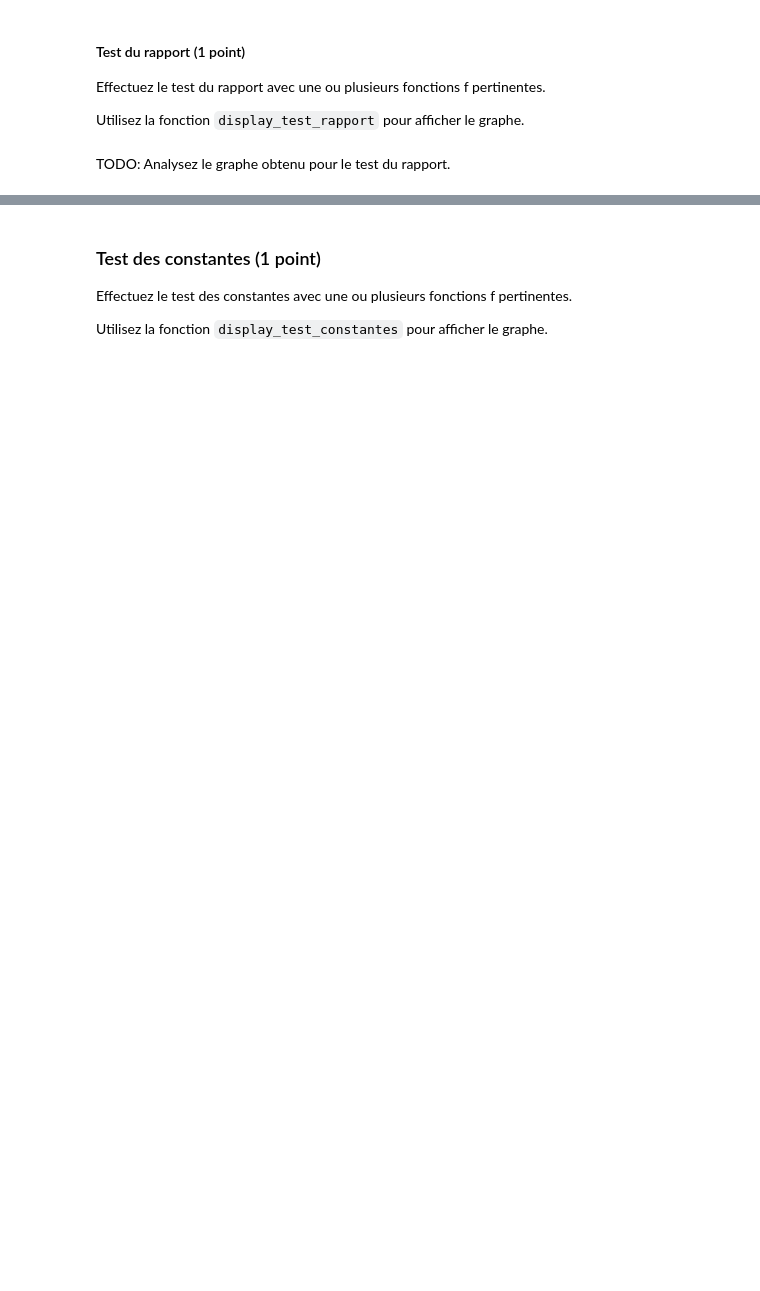
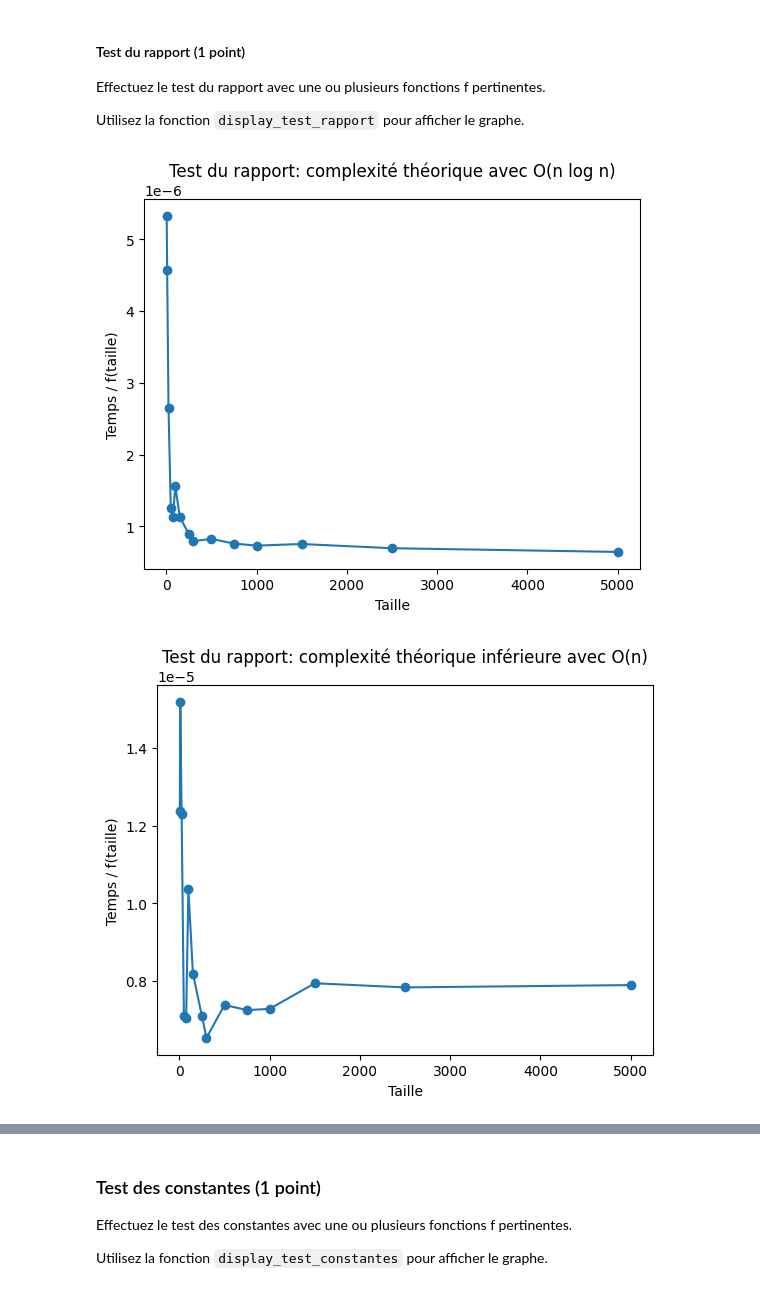
Before and after one commit to TPerronTouchette/INF8775, a Jupyter notebook: TP1_A25/TP1_A25.ipynb, the cells around one changed output, grey strips where cells are left out. Saved outputs shown, nothing was run; the diff lists cells and outputs as text; code cells hidden in the pictures; blank space fills up the shorter version.

```diff
--- a/TP1_A25/TP1_A25.ipynb
+++ b/TP1_A25/TP1_A25.ipynb
@@ -410,18 +410,6 @@ import math
 def values_test_rapport(measures, f):
     return {
         size : measure / f(size)
-        for size, measure in measures.items()
-    }
-
-def second_values_test_rapport(measures, g):
-    return {
-        size : measure / g(size)
-        for size, measure in measures.items()
-    }
-
-def third_values_test_rapport(measures, h):
-    return {
-        size : measure / h(size)
         for size, measure in measures.items()
     }
 
@@ -436,8 +424,8 @@ def h(x):
 
 
 display_test_rapport(values_test_rapport(measures_bruteforce, f), "Test du rapport: complexité théorique avec O(n^2)")
-display_test_rapport(second_values_test_rapport(measures_bruteforce, g), "Test du rapport: complexité expérimentale avec O(n^1.88)")
-display_test_rapport(third_values_test_rapport(measures_bruteforce, h), "Test du rapport: inférieur à la complexité théorique avec O(n log n)")
+display_test_rapport(values_test_rapport(measures_bruteforce, g), "Test du rapport: complexité expérimentale avec O(n^1.88)")
+display_test_rapport(values_test_rapport(measures_bruteforce, h), "Test du rapport: inférieur à la complexité théorique avec O(n log n)")
 # %% [output]
 [figure]
 [figure]
@@ -794,11 +786,19 @@ Analysez le graphe obtenu pour le test de puissance.
 Effectuez le test du rapport avec une ou plusieurs fonctions f pertinentes.
 
 Utilisez la fonction `display_test_rapport` pour afficher le graphe.
-# %%
-# TODO: définissez f judicieusement
-def f(x):
-    return 0
-
-display_test_rapport(values_test_rapport(measures_divide_best_threshold, f))
-# %% [markdown]
-TODO: Analysez le graphe obtenu pour le test du rapport.
+# %%
+def f(x):
+    return x * math.log2(x)
+
+def g(x):
+    return x
+
+def h(x):
+    return x**2
+
+display_test_rapport(values_test_rapport(measures_divide_best_threshold, f), "Test du rapport: complexité théorique avec O(n log n)")
+display_test_rapport(values_test_rapport(measures_divide_best_threshold, g), "Test du rapport: complexité théorique inférieure avec O(n)")
+display_test_rapport(values_test_rapport(measures_divide_best_threshold, h), "Test du rapport: complexité théorique supérieure avec O(n^2)")
+# %% [output]
+[figure, added]
+[figure, added]
```
Also changed, not shown: parts of 16 cells of this notebook.
